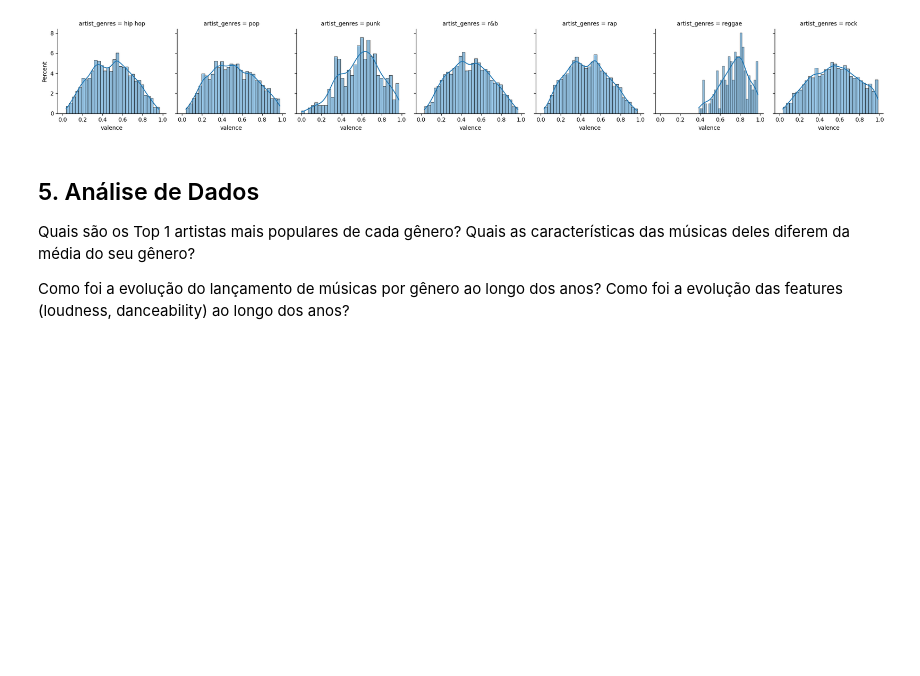
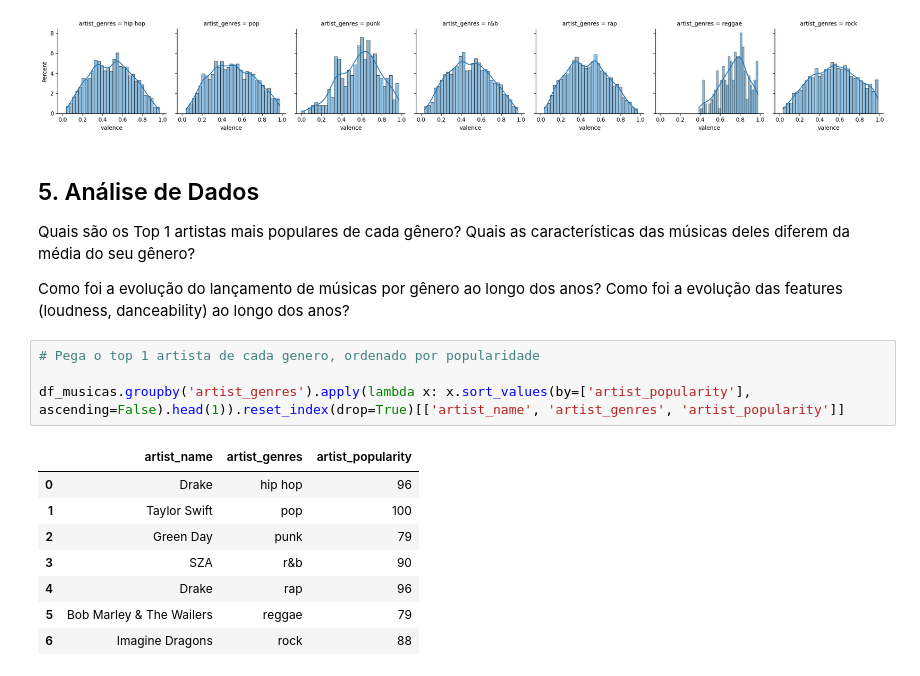
Before and after one commit to Ciencia-de-Dados-IMT-2023/Projeto-Spotify-2023.1, a Jupyter notebook: notebooks/02_EDA.ipynb, the cells around one changed output. Saved outputs shown, nothing was run; the diff lists cells and outputs as text; blank space fills up the shorter version.

```diff
--- a/notebooks/02_EDA.ipynb
+++ b/notebooks/02_EDA.ipynb
@@ -433,3 +433,16 @@ for feature in features:
 Quais são os Top 1 artistas mais populares de cada gênero? Quais as características das músicas deles diferem da média do seu gênero?
 
 Como foi a evolução do lançamento de músicas por gênero ao longo dos anos? Como foi a evolução das features (loudness, danceability) ao longo dos anos?
+# %%
+# Pega o top 1 artista de cada genero, ordenado por popularidade
+
+df_musicas.groupby('artist_genres').apply(lambda x: x.sort_values(by=['artist_popularity'], ascending=False).head(1)).reset_index(drop=True)[['artist_name', 'artist_genres', 'artist_popularity']]
+# %% [output]
+|  | artist_name | artist_genres | artist_popularity |
+| 0 | Drake | hip hop | 96 |
+| 1 | Taylor Swift | pop | 100 |
+| 2 | Green Day | punk | 79 |
+| 3 | SZA | r&b | 90 |
+| 4 | Drake | rap | 96 |
+| 5 | Bob Marley & The Wailers | reggae | 79 |
+| 6 | Imagine Dragons | rock | 88 |
```
Also changed, not shown: parts of 5 cells of this notebook.
